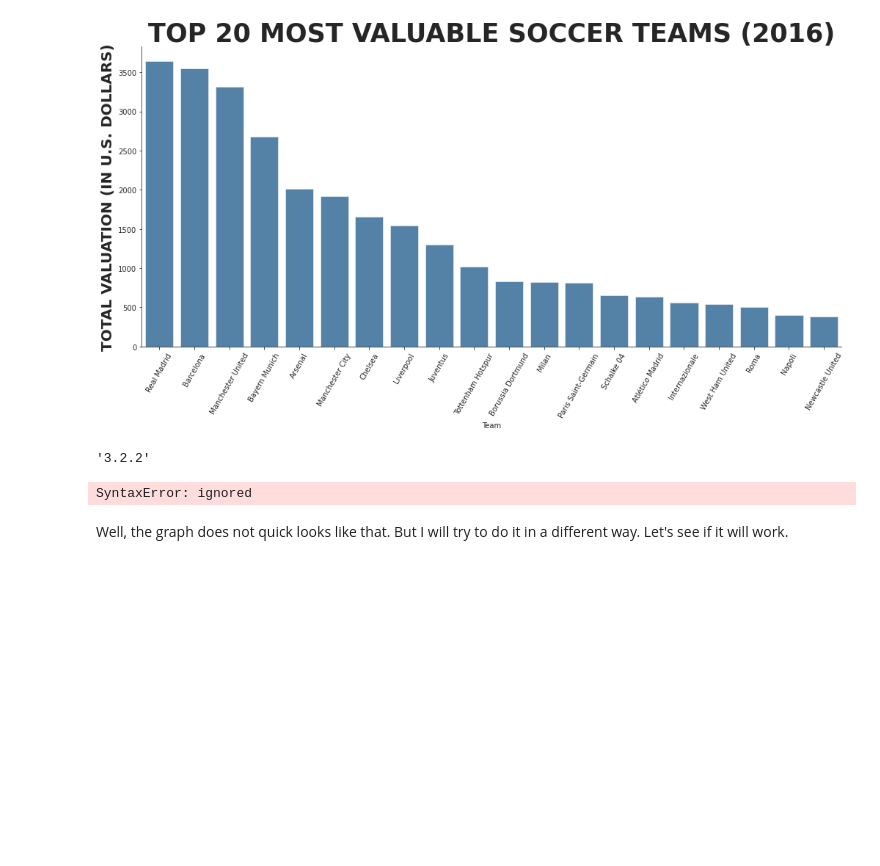
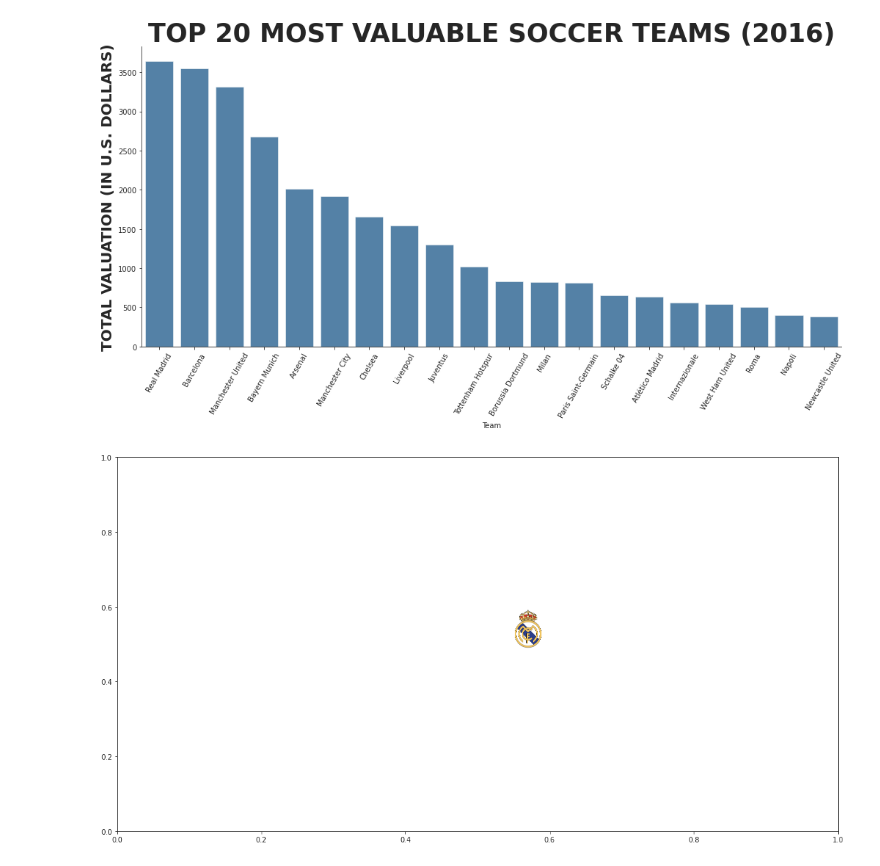
Before and after one commit to khatriprajwol/Data-Visualization-, a Jupyter notebook: Recreating The Master .ipynb, the cells around one changed output. Drawn from its saved outputs; the diff is of its cells as text; code cells hidden in the pictures; blank space fills up the shorter version.

```diff
--- a/Recreating The Master .ipynb
+++ b/Recreating The Master .ipynb
@@ -191,20 +193,6 @@ sns.despine()
 plt.show()
 # %% [output]
 [figure]
-# %%
-import matplotlib
-matplotlib.__version__
-# %% [output]
-'3.2.2'
-# %%
-ax = df.groupby('Team')..plot(kind = 'bar', stacked = True)
-
-for container in ax.containers:
-    ax.bar_label(container)
-for container in ax.containers:
-    ax.bar_label(container)
-# %% [output]
-SyntaxError: ignored
 # %%
 #def addlabels(x,y):
  #   for i in range(len(x)):
@@ -213,5 +201,25 @@ SyntaxError: ignored
 #plt.bar(df["Team"], df["Value ($M)[10]"], color= "Blue")
 #addlabels(x,y)
 #plt.show()
-# %% [markdown]
-Well, the graph does not quick looks like that. But I will try to do it in a different way. Let's see if it will work.
+# %%
+from matplotlib.offsetbox import TextArea, DrawingArea, OffsetImage, AnnotationBbox
+fig, ax = plt.subplots()
+
+ax.set_xlim(0, 1)
+ax.set_ylim(0, 1)
+
+arr_lena = plt.imread('https://cdn.freebiesupply.com/logos/large/2x/real-madrid-c-f-logo-png-transparent.png')
+
+#ax.imshow(arr_lena)
+newax = fig.add_axes([0.5, 0.5, 0.1, 0.1], anchor='NE', zorder=1)
+newax.imshow(arr_lena)
+newax.axis('off')
+#imagebox = OffsetImage(arr_lena, zoom=0.2)
+
+#ab = AnnotationBbox(imagebox, (0.4, 0.6))
+
+#ax.add_artist(ab)
+plt.draw()
+plt.show()
+# %% [output]
+[figure, added]
```
Also changed, not shown: parts of 3 cells of this notebook.
